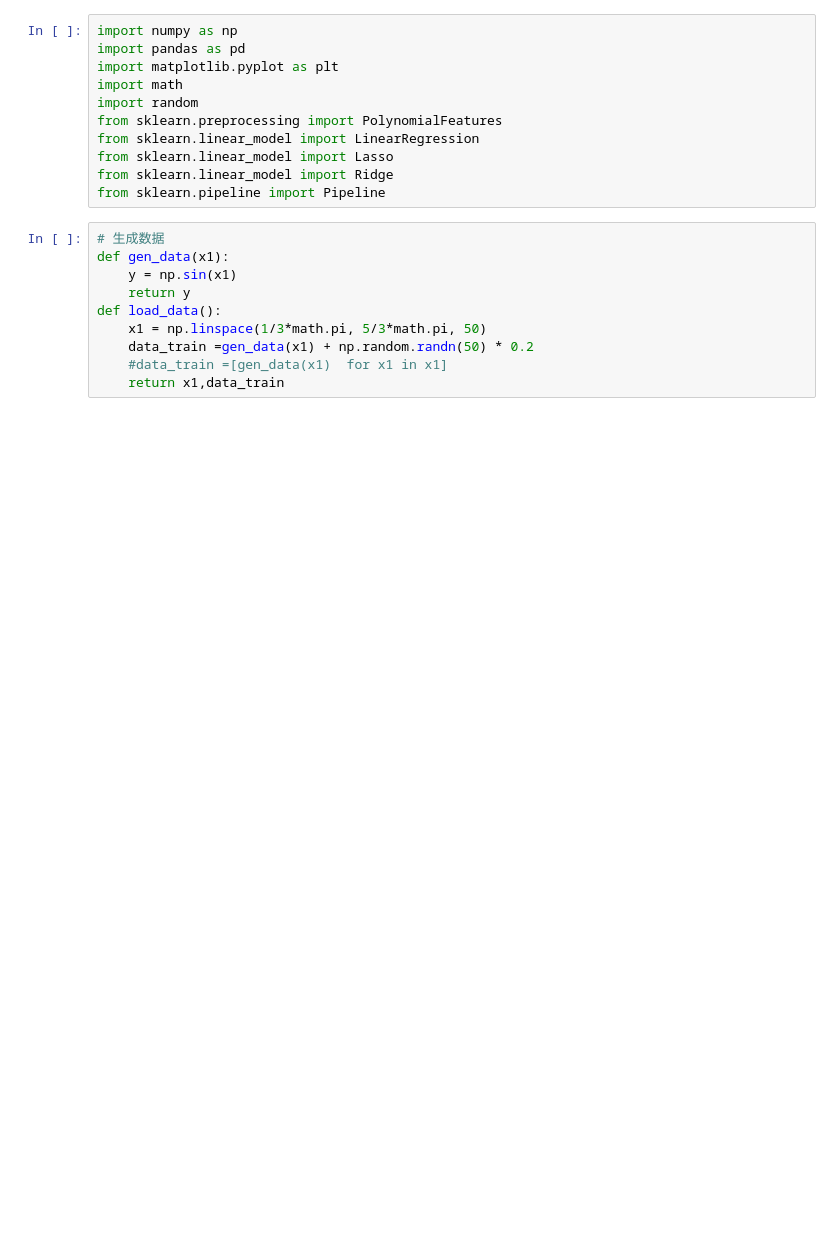
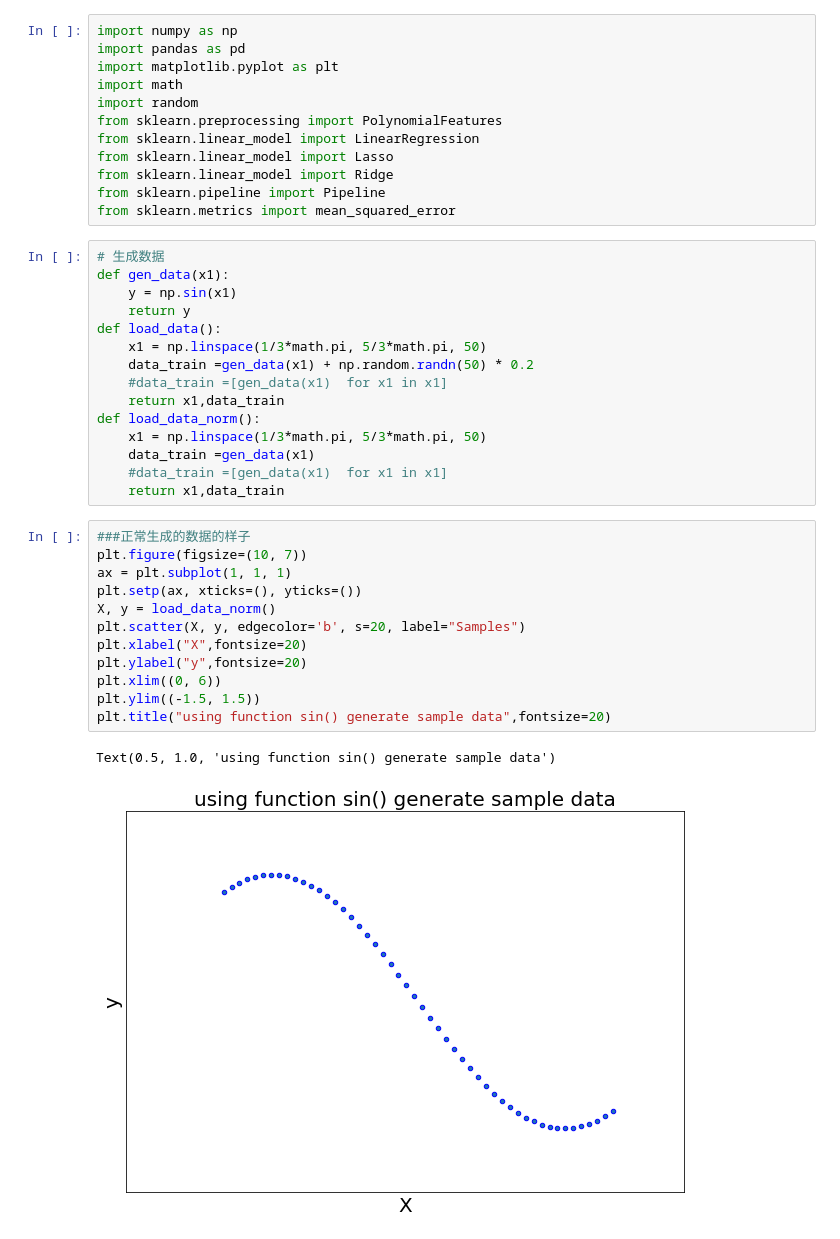
Before and after one commit to sangyongjia/machineLearning, a Jupyter notebook: OLSLassoRidge.ipynb, the cells around one changed output. Drawn from its saved outputs; the diff is of its cells as text; blank space fills up the shorter version.

```diff
--- a/OLSLassoRidge.ipynb
+++ b/OLSLassoRidge.ipynb
@@ -9,6 +9,7 @@ from sklearn.linear_model import LinearRegression
 from sklearn.linear_model import Lasso
 from sklearn.linear_model import Ridge
 from sklearn.pipeline import Pipeline
+from sklearn.metrics import mean_squared_error
 # %%
 # 生成数据
 def gen_data(x1):
@@ -19,3 +20,23 @@ def load_data():
     data_train =gen_data(x1) + np.random.randn(50) * 0.2
     #data_train =[gen_data(x1)  for x1 in x1]
     return x1,data_train
+def load_data_norm():
+    x1 = np.linspace(1/3*math.pi, 5/3*math.pi, 50)
+    data_train =gen_data(x1)
+    #data_train =[gen_data(x1)  for x1 in x1]
+    return x1,data_train
+# %%
+###正常生成的数据的样子
+plt.figure(figsize=(10, 7))
+ax = plt.subplot(1, 1, 1)
+plt.setp(ax, xticks=(), yticks=())
+X, y = load_data_norm()
+plt.scatter(X, y, edgecolor='b', s=20, label="Samples")
+plt.xlabel("X",fontsize=20)
+plt.ylabel("y",fontsize=20)
+plt.xlim((0, 6))
+plt.ylim((-1.5, 1.5))
+plt.title("using function sin() generate sample data",fontsize=20)
+# %% [output]
+Text(0.5, 1.0, 'using function sin() generate sample data')
+[figure, added]
```
Also changed, not shown: parts of 7 cells of this notebook.
